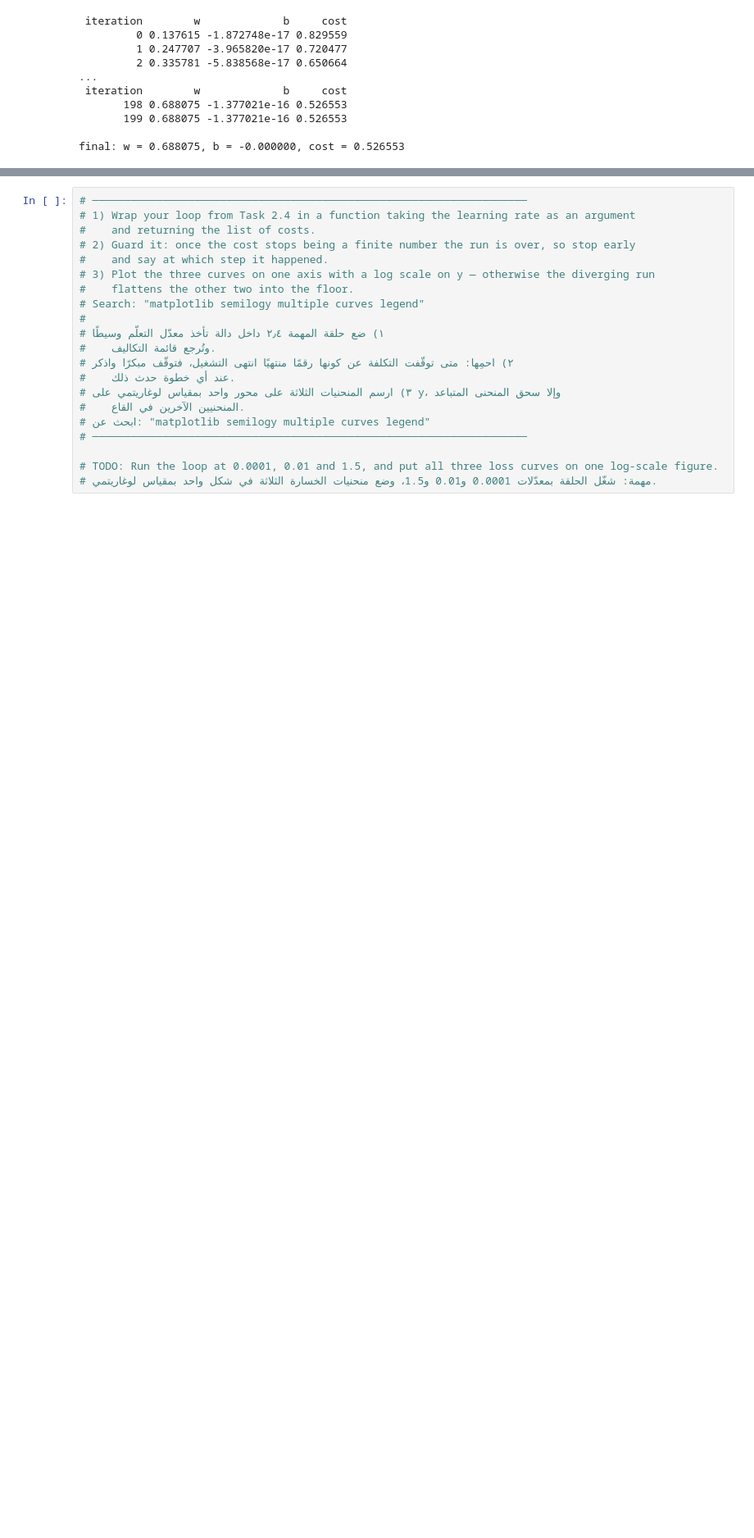
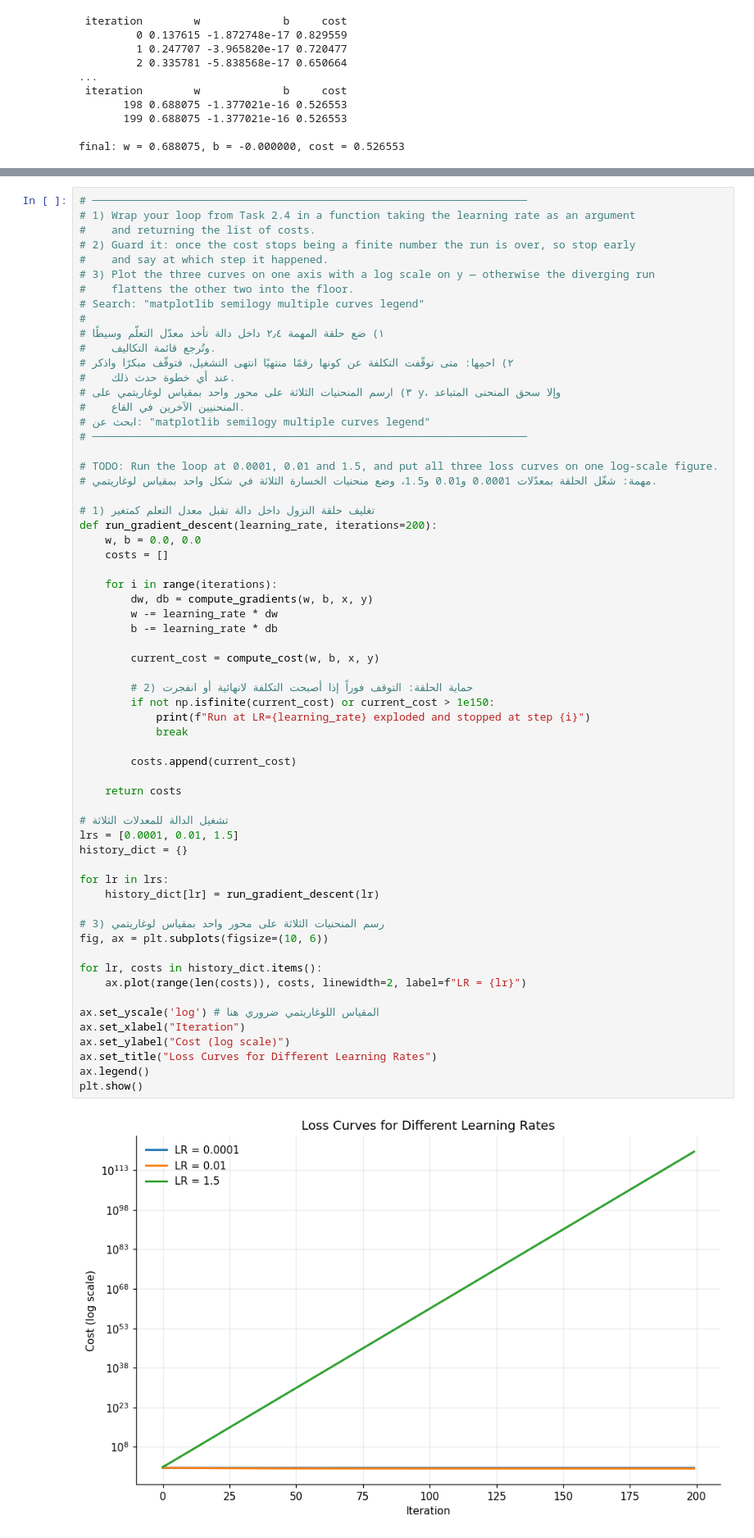
Before and after one commit to Aziz-132/AIEP_Olo_student, a Jupyter notebook: week_1_foundations/labs/D2_gradient_descent/D2_gradient_descent_blank.ipynb, the cells around one changed output, grey strips where cells are left out. Shown at 82% size. Cells and saved outputs as stored; diff of their text form; blank space fills up the shorter version.

```diff
--- a/week_1_foundations/labs/D2_gradient_descent/D2_gradient_descent_blank.ipynb
+++ b/week_1_foundations/labs/D2_gradient_descent/D2_gradient_descent_blank.ipynb
@@ -741,24 +763,67 @@ stops you from spending an evening tuning the wrong thing.
 # %%
 # ────────────────────────────────────────────────────────────────────
 # 1) Wrap your loop from Task 2.4 in a function taking the learning rate as an argument
 #    and returning the list of costs.
 # 2) Guard it: once the cost stops being a finite number the run is over, so stop early
 #    and say at which step it happened.
 # 3) Plot the three curves on one axis with a log scale on y — otherwise the diverging run
 #    flattens the other two into the floor.
 # Search: "matplotlib semilogy multiple curves legend"
 #
 # ١) ضع حلقة المهمة ٢٫٤ داخل دالة تأخذ معدّل التعلّم وسيطًا
 #    وتُرجع قائمة التكاليف.
 # ٢) احمِها: متى توقّفت التكلفة عن كونها رقمًا منتهيًا انتهى التشغيل، فتوقّف مبكرًا واذكر
 #    عند أي خطوة حدث ذلك.
 # ٣) ارسم المنحنيات الثلاثة على محور واحد بمقياس لوغاريتمي على y، وإلا سحق المنحنى المتباعد
 #    المنحنيين الآخرين في القاع.
 # ابحث عن: "matplotlib semilogy multiple curves legend"
 # ────────────────────────────────────────────────────────────────────
 
 # TODO: Run the loop at 0.0001, 0.01 and 1.5, and put all three loss curves on one log-scale figure.
 # مهمة: شغّل الحلقة بمعدّلات 0.0001 و0.01 و1.5، وضع منحنيات الخسارة الثلاثة في شكل واحد بمقياس لوغاريتمي.
+
+# 1) تغليف حلقة النزول داخل دالة تقبل معدل التعلم كمتغير
+def run_gradient_descent(learning_rate, iterations=200):
+    w, b = 0.0, 0.0
+    costs = []
+
+    for i in range(iterations):
+        dw, db = compute_gradients(w, b, x, y)
+        w -= learning_rate * dw
+        b -= learning_rate * db
+
+        current_cost = compute_cost(w, b, x, y)
+
+        # 2) حماية الحلقة: التوقف فوراً إذا أصبحت التكلفة لانهائية أو انفجرت
+        if not np.isfinite(current_cost) or current_cost > 1e150:
+            print(f"Run at LR={learning_rate} exploded and stopped at step {i}")
+            break
+
+        costs.append(current_cost)
+
+    return costs
+
+# تشغيل الدالة للمعدلات الثلاثة
+lrs = [0.0001, 0.01, 1.5]
+history_dict = {}
+
+for lr in lrs:
+    history_dict[lr] = run_gradient_descent(lr)
+
+# 3) رسم المنحنيات الثلاثة على محور واحد بمقياس لوغاريتمي
+fig, ax = plt.subplots(figsize=(10, 6))
+
+for lr, costs in history_dict.items():
+    ax.plot(range(len(costs)), costs, linewidth=2, label=f"LR = {lr}")
+
+ax.set_yscale('log') # المقياس اللوغاريتمي ضروري هنا
+ax.set_xlabel("Iteration")
+ax.set_ylabel("Cost (log scale)")
+ax.set_title("Loss Curves for Different Learning Rates")
+ax.legend()
+plt.show()
+# %% [output]
+[figure, added]
 # %% [markdown]
 Read the three numbers before you write anything.
 
```
Also changed, not shown: parts of 1 cell of this notebook.
